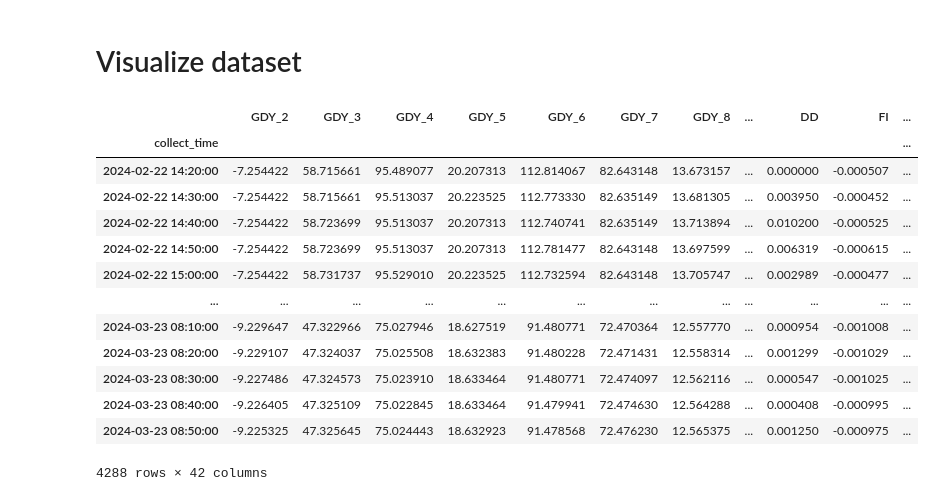
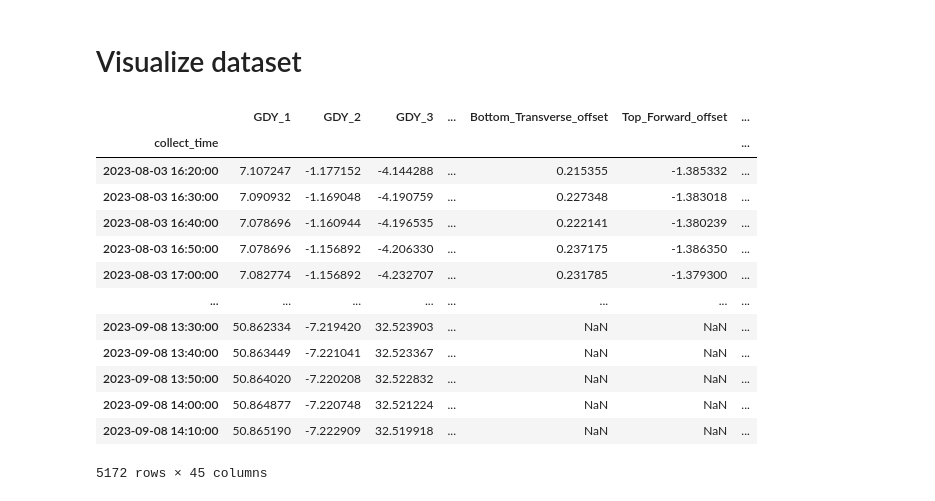
Before and after one commit to xyl-lab/MvIM, a Jupyter notebook: TrainAndTest.ipynb, the cells around one changed output. Drawn from its saved outputs; the diff is of its cells as text; code cells hidden in the pictures.

```diff
--- a/TrainAndTest.ipynb
+++ b/TrainAndTest.ipynb
@@ -420,24 +482,24 @@ for i in range(len(idx)):
 # %%
 import pandas as pd
 import numpy as np
 import matplotlib.pyplot as plt
-df = pd.read_csv("../../Datasets/FDatasets/phase_3/caisson3.csv", parse_dates=True, index_col = "collect_time")
+df = pd.read_csv("../../Datasets/MDatasets/phase1/caisson1.csv", parse_dates=True, index_col = "collect_time")
 # targets = pd.read_csv("../../Datasets/ODatasets/phase3/targets.csv", parse_dates=True, index_col = "collect_time")
 # df = pd.merge(stress, targets, how='left', on='collect_time')
-pd.set_option('display.max_columns', 14)
+pd.set_option('display.max_columns', 6)
 df.head(-8)
 # %% [output]
-|  | GDY_2 | GDY_3 | GDY_4 | GDY_5 | GDY_6 | GDY_7 | GDY_8 | ... | DD | FI | ... |
-| collect_time |  |  |  |  |  |  |  |  |  |  | ... |
-| 2024-02-22 14:20:00 | -7.254422 | 58.715661 | 95.489077 | 20.207313 | 112.814067 | 82.643148 | 13.673157 | ... | 0.000000 | -0.000507 | ... |
-| 2024-02-22 14:30:00 | -7.254422 | 58.715661 | 95.513037 | 20.223525 | 112.773330 | 82.635149 | 13.681305 | ... | 0.003950 | -0.000452 | ... |
-| 2024-02-22 14:40:00 | -7.254422 | 58.723699 | 95.513037 | 20.207313 | 112.740741 | 82.635149 | 13.713894 | ... | 0.010200 | -0.000525 | ... |
-| 2024-02-22 14:50:00 | -7.254422 | 58.723699 | 95.513037 | 20.207313 | 112.781477 | 82.643148 | 13.697599 | ... | 0.006319 | -0.000615 | ... |
-| 2024-02-22 15:00:00 | -7.254422 | 58.731737 | 95.529010 | 20.223525 | 112.732594 | 82.643148 | 13.705747 | ... | 0.002989 | -0.000477 | ... |
-| ... | ... | ... | ... | ... | ... | ... | ... | ... | ... | ... | ... |
-| 2024-03-23 08:10:00 | -9.229647 | 47.322966 | 75.027946 | 18.627519 | 91.480771 | 72.470364 | 12.557770 | ... | 0.000954 | -0.001008 | ... |
-| 2024-03-23 08:20:00 | -9.229107 | 47.324037 | 75.025508 | 18.632383 | 91.480228 | 72.471431 | 12.558314 | ... | 0.001299 | -0.001029 | ... |
-| 2024-03-23 08:30:00 | -9.227486 | 47.324573 | 75.023910 | 18.633464 | 91.480771 | 72.474097 | 12.562116 | ... | 0.000547 | -0.001025 | ... |
-| 2024-03-23 08:40:00 | -9.226405 | 47.325109 | 75.022845 | 18.633464 | 91.479941 | 72.474630 | 12.564288 | ... | 0.000408 | -0.000995 | ... |
-| 2024-03-23 08:50:00 | -9.225325 | 47.325645 | 75.024443 | 18.632923 | 91.478568 | 72.476230 | 12.565375 | ... | 0.001250 | -0.000975 | ... |
+|  | GDY_1 | GDY_2 | GDY_3 | ... | Bottom_Transverse_offset | Top_Forward_offset | ... |
+| collect_time |  |  |  |  |  |  | ... |
+| 2023-08-03 16:20:00 | 7.107247 | -1.177152 | -4.144288 | ... | 0.215355 | -1.385332 | ... |
+| 2023-08-03 16:30:00 | 7.090932 | -1.169048 | -4.190759 | ... | 0.227348 | -1.383018 | ... |
+| 2023-08-03 16:40:00 | 7.078696 | -1.160944 | -4.196535 | ... | 0.222141 | -1.380239 | ... |
+| 2023-08-03 16:50:00 | 7.078696 | -1.156892 | -4.206330 | ... | 0.237175 | -1.386350 | ... |
+| 2023-08-03 17:00:00 | 7.082774 | -1.156892 | -4.232707 | ... | 0.231785 | -1.379300 | ... |
+| ... | ... | ... | ... | ... | ... | ... | ... |
+| 2023-09-08 13:30:00 | 50.862334 | -7.219420 | 32.523903 | ... | NaN | NaN | ... |
+| 2023-09-08 13:40:00 | 50.863449 | -7.221041 | 32.523367 | ... | NaN | NaN | ... |
+| 2023-09-08 13:50:00 | 50.864020 | -7.220208 | 32.522832 | ... | NaN | NaN | ... |
+| 2023-09-08 14:00:00 | 50.864877 | -7.220748 | 32.521224 | ... | NaN | NaN | ... |
+| 2023-09-08 14:10:00 | 50.865190 | -7.222909 | 32.519918 | ... | NaN | NaN | ... |
-4288 rows × 42 columns
+5172 rows × 45 columns
```
Also changed, not shown: parts of 9 cells of this notebook, 9 other files.
